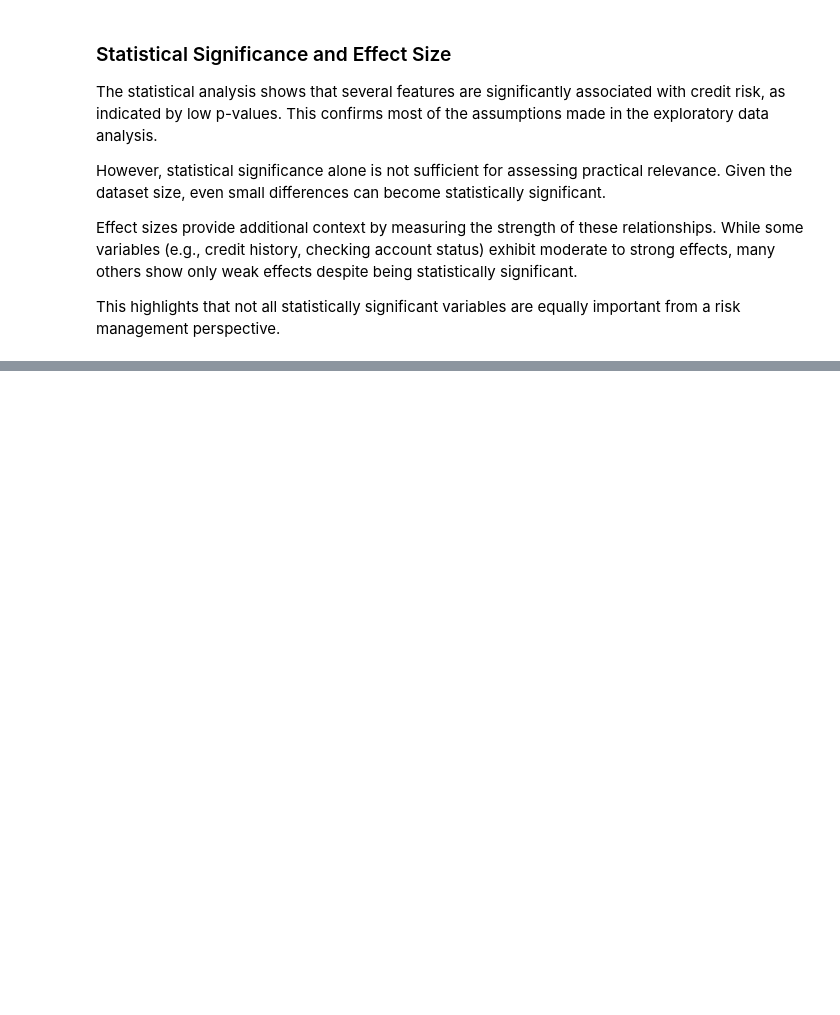
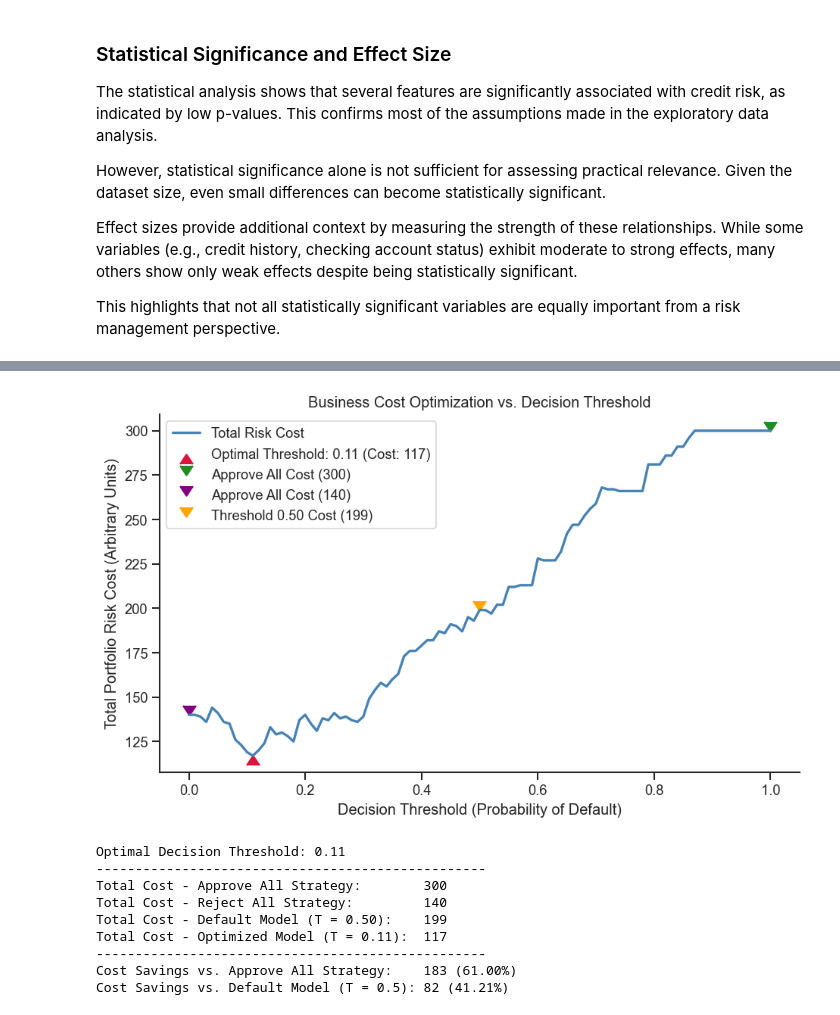
Before and after one commit to alexwill314/german_credit_eda, a Jupyter notebook: notebooks/German_Credit_Data_Analysis.ipynb, the cells around one changed output, grey strips where cells are left out. Saved outputs shown, nothing was run; the diff lists cells and outputs as text; code cells hidden in the pictures; blank space fills up the shorter version.

```diff
--- a/notebooks/German_Credit_Data_Analysis.ipynb
+++ b/notebooks/German_Credit_Data_Analysis.ipynb
@@ -562,0 +667,66 @@ as these variables may jointly capture risk patterns not visible in isolation.
+# %%
+# Define threshold list
+thresholds = np.linspace(0, 1, 101)
+cost_list = []
+
+for t in thresholds:
+    y_pred = (y_pred_prob >= t).astype(int)
+    fn = np.sum((y_test == 1) & (y_pred == 0))
+    fp = np.sum((y_test == 0) & (y_pred == 1))
+    total_cost = 5 * fn + 1 * fp
+    cost_list.append(total_cost)
+
+optimal_idx = np.argmin(cost_list)
+optimal_threshold = thresholds[optimal_idx]
+optimal_cost = cost_list[optimal_idx]
+
+# Compare with baseline strategies
+# 1. Approve Everyone (reject none)
+cost_approve_all = 5 * np.sum(y_test == 1) + 1 * 0
+
+# 2. Reject Everyone (approve none)
+cost_reject_all = 5 * 0 + 1 * np.sum(y_test == 0)
+
+# 3. Standard Threshold (0.50)
+y_pred_50 = (y_pred_prob >= 0.5).astype(int)
+fn_50 = np.sum((y_test == 1) & (y_pred_50 == 0))
+fp_50 = np.sum((y_test == 0) & (y_pred_50 == 1))
+cost_50 = 5 * fn_50 + 1 * fp_50
+
+# Plot Cost Curve vs. Threshold
+fig, ax = plt.subplots(figsize=(8, 5))
+ax.plot(thresholds, cost_list, color='steelblue', lw=2, label='Total Risk Cost')
+ax.scatter(optimal_threshold, optimal_cost, color='crimson', marker = 6, s=100,
+           label=f'Optimal Threshold: {optimal_threshold:.2f} (Cost: {optimal_cost})')
+ax.scatter(1,cost_approve_all, color='forestgreen', marker = 7, s=100, label=f'Approve All Cost ({cost_approve_all})')
+ax.scatter(0,cost_reject_all, color='purple', marker = 7, s=100, label=f'Approve All Cost ({cost_reject_all})')
+ax.scatter(0.5,cost_50, color='orange', marker = 7, s=100, label=f'Threshold 0.50 Cost ({cost_50})')
+
+ax.set_title('Business Cost Optimization vs. Decision Threshold')
+ax.set_xlabel('Decision Threshold (Probability of Default)')
+ax.set_ylabel('Total Portfolio Risk Cost (Arbitrary Units)')
+ax.legend()
+plt.tight_layout()
+plt.show()
+
+# Print detailed business cost comparison
+print(f"Optimal Decision Threshold: {optimal_threshold:.2f}")
+print("-" * 50)
+print(f"Total Cost - Approve All Strategy:        {cost_approve_all}")
+print(f"Total Cost - Reject All Strategy:         {cost_reject_all}")
+print(f"Total Cost - Default Model (T = 0.50):    {cost_50}")
+print(f"Total Cost - Optimized Model (T = {optimal_threshold:.2f}):  {optimal_cost}")
+print("-" * 50)
+print(f"Cost Savings vs. Approve All Strategy:    {cost_approve_all - optimal_cost} ({((cost_approve_all - optimal_cost)/cost_approve_all):.2%})")
+print(f"Cost Savings vs. Default Model (T = 0.5): {cost_50 - optimal_cost} ({((cost_50 - optimal_cost)/cost_50):.2%})")
+# %% [output]
+[figure, added]
+Optimal Decision Threshold: 0.11
+--------------------------------------------------
+Total Cost - Approve All Strategy:        300
+Total Cost - Reject All Strategy:         140
+Total Cost - Default Model (T = 0.50):    199
+Total Cost - Optimized Model (T = 0.11):  117
+--------------------------------------------------
+Cost Savings vs. Approve All Strategy:    183 (61.00%)
+Cost Savings vs. Default Model (T = 0.5): 82 (41.21%)
```
Also changed, not shown: parts of 21 cells of this notebook, 1 other file.
